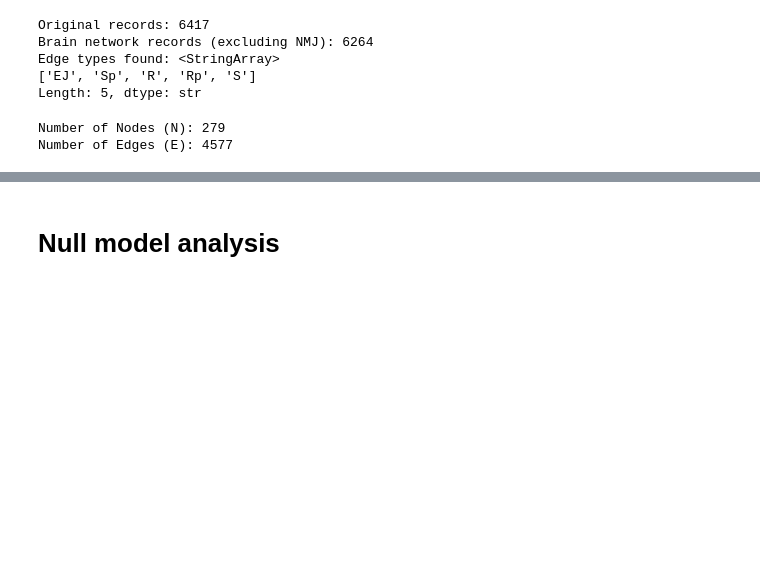
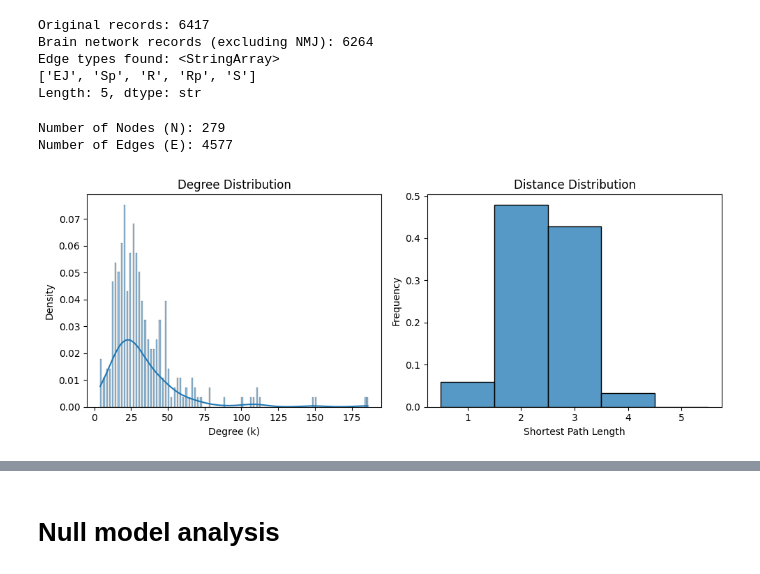
Before and after one commit to SimpingOjou/graph_theory_project, a Jupyter notebook: analysis.ipynb, the cells around one changed output, grey strips where cells are left out. Drawn from its saved outputs; the diff is of its cells as text; code cells hidden in the pictures; blank space fills up the shorter version.

```diff
--- a/analysis.ipynb
+++ b/analysis.ipynb
@@ -49,3 +50,95 @@ print(f"Number of Edges (E): {G.number_of_edges()}")
 # %% [output]
 Number of Nodes (N): 279
 Number of Edges (E): 4577
+# %%
+###  Considering the overall nematode brain network (gap junction + synapse) calculate the degree distribution, the distance distribution, the node degree correlation (you can plot the degree vs. knn as shown in class), the clustering, the diameter.
+
+# Check if G is directed to choose the correct connectivity function
+is_directed = G.is_directed()
+
+# --- 1. Degree Distribution ---
+# If directed, we usually look at In/Out separately, but Total Degree is also valid
+degrees = [d for n, d in G.degree()]
+
+plt.figure(figsize=(10, 4))
+plt.subplot(1, 2, 1) # Set up the first spot in a 1x2 grid
+sns.histplot(degrees, kde=True, stat="density", binwidth=1)
+plt.title("Degree Distribution")
+plt.xlabel("Degree (k)")
+plt.ylabel("Density")
+
+# --- 2. Distance Distribution ---
+# Collect all shortest path lengths
+all_shortest_paths = []
+for source in G.nodes():
+    paths = nx.shortest_path_length(G, source=source)
+    # Filter out distance to self (0)
+    all_shortest_paths.extend([length for target, length in paths.items() if target != source])
+
+avg_path_length = np.mean(all_shortest_paths)
+
+plt.subplot(1, 2, 2) # Set up the second spot
+sns.histplot(all_shortest_paths, discrete=True, stat="density")
+plt.title("Distance Distribution")
+plt.xlabel("Shortest Path Length")
+plt.ylabel("Frequency")
+plt.tight_layout()
+plt.savefig('degree_distance_distribution.png', dpi=300)
+plt.show()
+
+# --- 3. Node Degree Correlation (Degree vs. Knn) ---
+# [cite_start]Calculates average nearest neighbor degree for nodes with degree k [cite: 1348]
+knn_dict = nx.average_degree_connectivity(G)
+k = list(knn_dict.keys())
+knn = list(knn_dict.values())
+
+plt.figure(figsize=(6, 6))
+plt.scatter(k, knn, alpha=0.7, edgecolors='b')
+plt.title("Degree Correlation (Degree vs. $k_{nn}$)")
+plt.xlabel("Degree (k)")
+plt.ylabel("Avg. Nearest Neighbor Degree ($k_{nn}$)")
+plt.xscale('log')
+plt.yscale('log')
+plt.grid(True, which="both", ls="--", alpha=0.5)
+plt.savefig('degree_knn_correlation.png', dpi=300)
+plt.show()
+
+# --- 4. Clustering & Diameter ---
+avg_clustering = nx.average_clustering(G)
+
+# Handle Diameter based on graph connectivity
+diameter = None
+largest_cc_size = 0
+
+if is_directed:
+    if nx.is_strongly_connected(G):
+        diameter = nx.diameter(G)
+        print("Network is strongly connected.")
+    else:
+        # Calculate on Largest Strongly Connected Component
+        largest_scc = max(nx.strongly_connected_components(G), key=len)
+        G_sub = G.subgraph(largest_scc)
+        diameter = nx.diameter(G_sub)
+        largest_cc_size = len(largest_scc)
+        print(f"Network is not strongly connected. Using LSCC ({largest_cc_size} nodes).")
+else:
+    if nx.is_connected(G):
+        diameter = nx.diameter(G)
+        print("Network is connected.")
+    else:
+        # Calculate on Largest Connected Component
+        largest_cc = max(nx.connected_components(G), key=len)
+        G_sub = G.subgraph(largest_cc)
+        diameter = nx.diameter(G_sub)
+        largest_cc_size = len(largest_cc)
+        print(f"Network is not connected. Using LCC ({largest_cc_size} nodes).")
+
+# --- Printouts ---
+print("-" * 30)
+print(f"Average Degree: {np.mean(degrees):.2f}") # [cite: 1205]
+print(f"Average Clustering Coefficient: {avg_clustering:.4f}") # [cite: 1379]
+print(f"Average Path Length: {avg_path_length:.4f}") # [cite: 1312]
+print(f"Diameter: {diameter}") # [cite: 1298]
+print("-" * 30)
+# %% [output]
+[figure, added]
```
Also changed, not shown: parts of 13 cells of this notebook, 8 other files.
